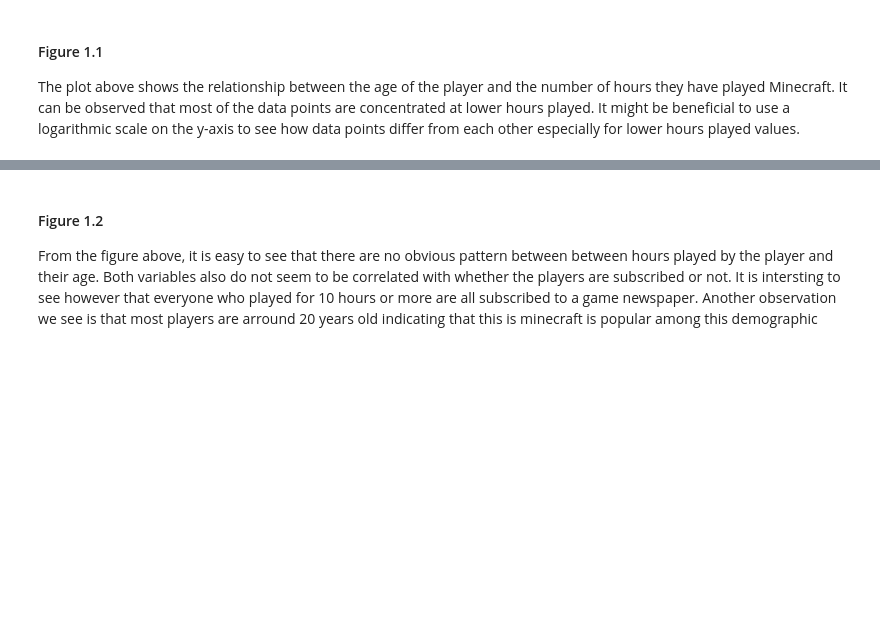
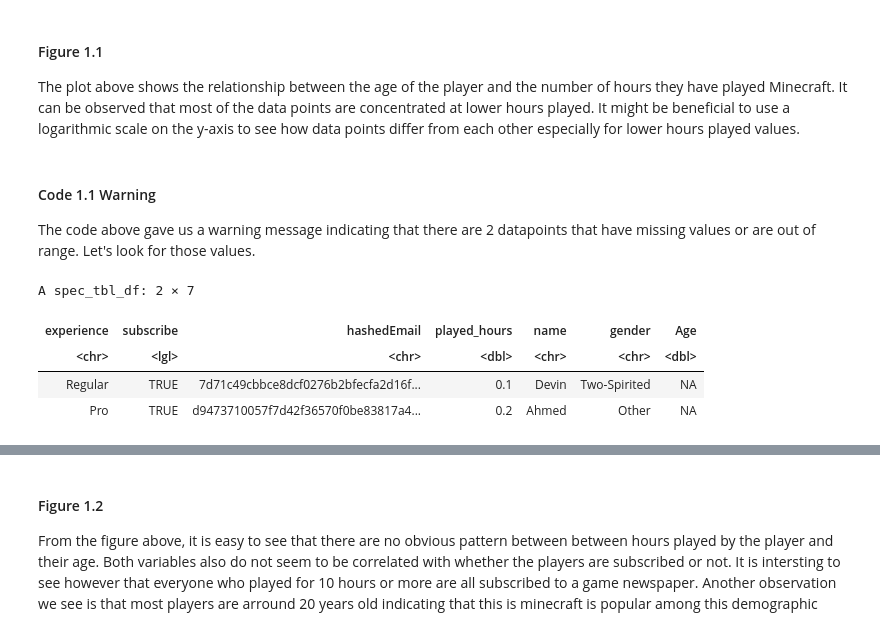
Before and after one commit to GeoffAcabado/DSCI-100-Project, a Jupyter notebook: Main_project.ipynb, the cells around one changed output, grey strips where cells are left out. Drawn from its saved outputs; the diff is of its cells as text; code cells hidden in the pictures; blank space fills up the shorter version.

```diff
--- a/Main_project.ipynb
+++ b/Main_project.ipynb
@@ -83,3 +70,16 @@ Warning message:
 # %% [markdown]
 #### Figure 1.1
 The plot above shows the relationship between the age of the player and the number of hours they have played Minecraft. It can be observed that most of the data points are concentrated at lower hours played. It might be beneficial to use a logarithmic scale on the y-axis to see how data points differ from each other especially for lower hours played values.
+# %% [markdown]
+#### Code 1.1 Warning
+The code above gave us a warning message indicating that there are 2 datapoints that have missing values or are out of range. Let's look for those values.
+# %%
+missing_values = player_data |>
+    filter(is.na(Age))
+missing_values
+# %% [output]
+A spec_tbl_df: 2 × 7
+| experience | subscribe | hashedEmail | played_hours | name | gender | Age |
+| <chr> | <lgl> | <chr> | <dbl> | <chr> | <chr> | <dbl> |
+| Regular | TRUE | 7d71c49cbbce8dcf0276b2bfecfa2d16f... | 0.1 | Devin | Two-Spirited | NA |
+| Pro | TRUE | d9473710057f7d42f36570f0be83817a4... | 0.2 | Ahmed | Other | NA |
```
Also changed, not shown: parts of 22 cells of this notebook.
